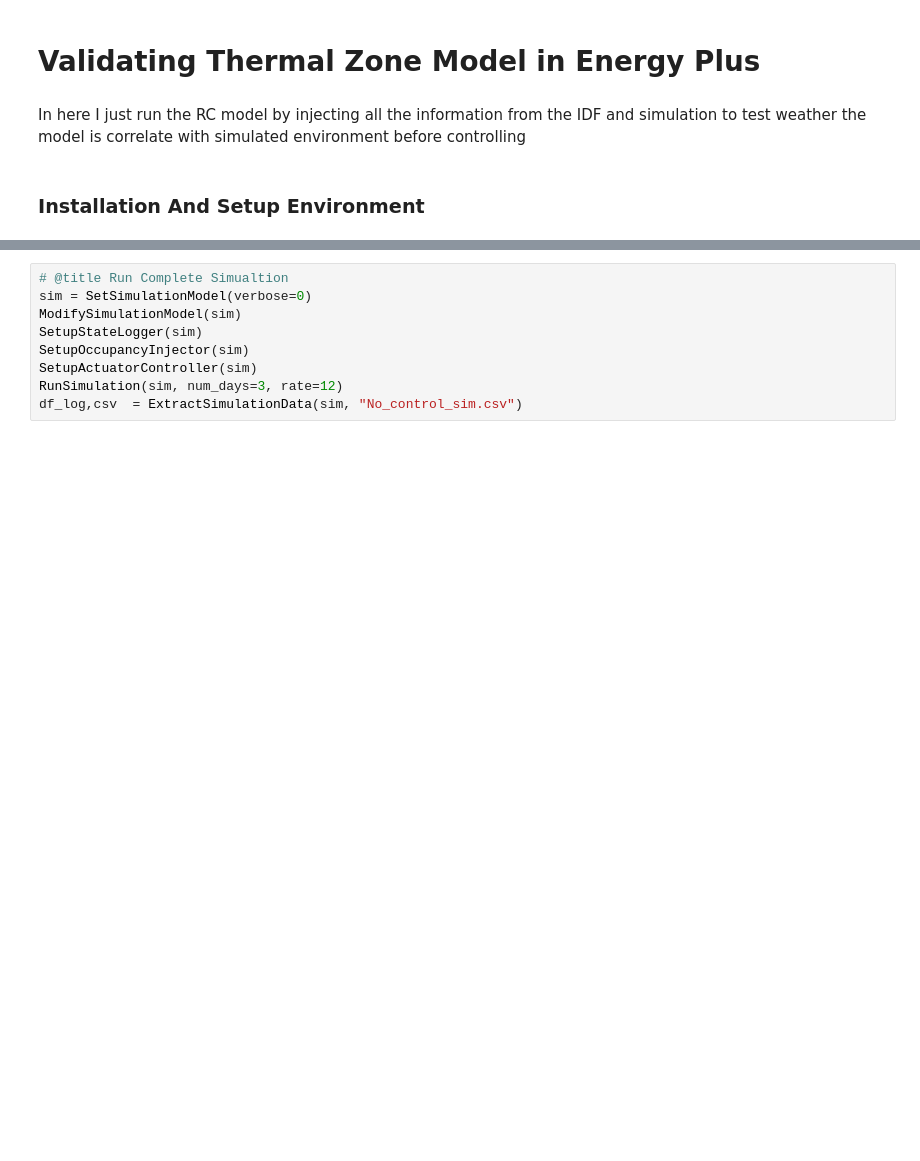
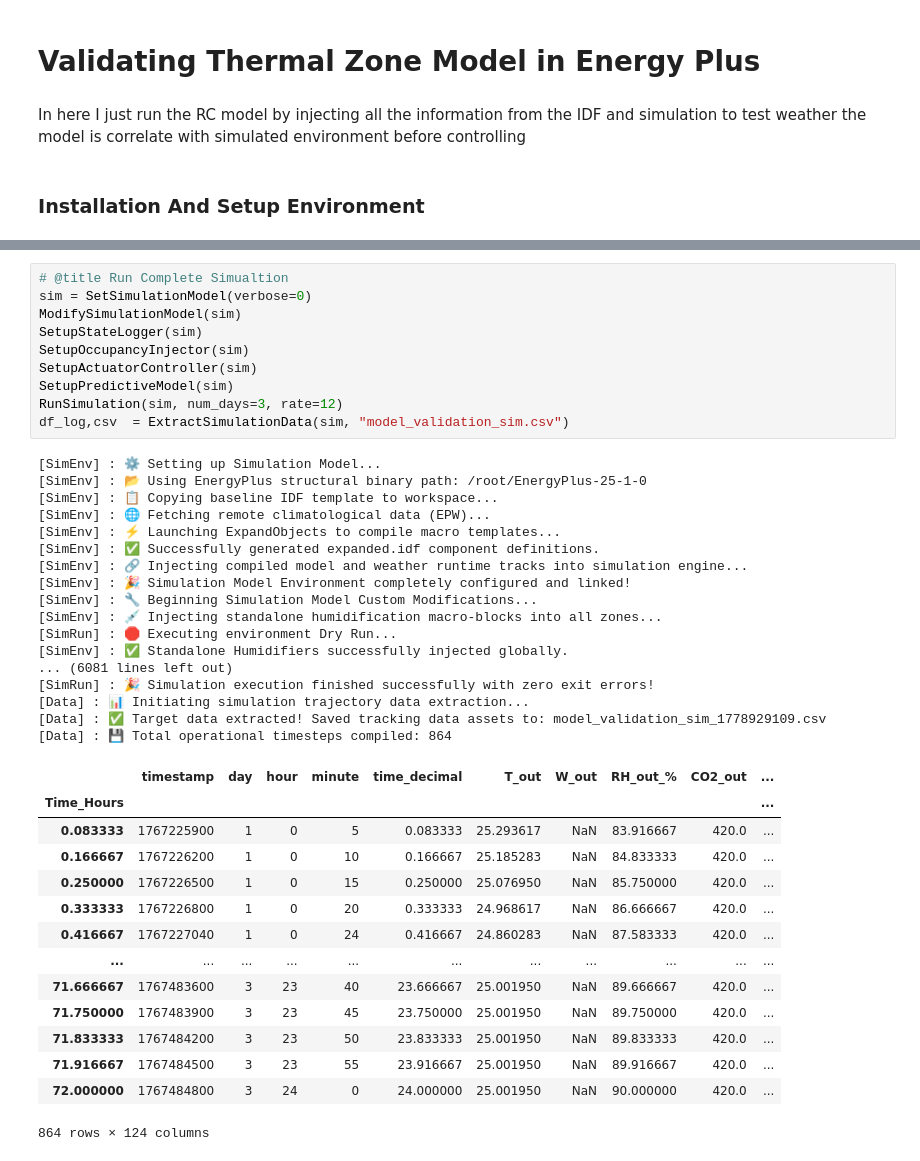
Before and after one commit to janithcyapa/DHCA-Framework, a Jupyter notebook: Simulation/1.Thermal_Zone_Modeling_Verification.ipynb, the cells around one changed output, grey strips where cells are left out. Saved outputs shown, nothing was run; the diff lists cells and outputs as text; blank space fills up the shorter version.

Commit message:
Model Test

```diff
--- a/Simulation/1.Thermal_Zone_Modeling_Verification.ipynb
+++ b/Simulation/1.Thermal_Zone_Modeling_Verification.ipynb
@@ -18,9 +226,42 @@ SetupSimulationEnv()
 # %%
 # @title Run Complete Simualtion
 sim = SetSimulationModel(verbose=0)
 ModifySimulationModel(sim)
 SetupStateLogger(sim)
 SetupOccupancyInjector(sim)
 SetupActuatorController(sim)
+SetupPredictiveModel(sim)
 RunSimulation(sim, num_days=3, rate=12)
-df_log,csv  = ExtractSimulationData(sim, "No_control_sim.csv")
+df_log,csv  = ExtractSimulationData(sim, "model_validation_sim.csv")
+# %% [output]
+[SimEnv] : ⚙️ Setting up Simulation Model...
+[SimEnv] : 📂 Using EnergyPlus structural binary path: /root/EnergyPlus-25-1-0
+[SimEnv] : 📋 Copying baseline IDF template to workspace...
+[SimEnv] : 🌐 Fetching remote climatological data (EPW)...
+[SimEnv] : ⚡ Launching ExpandObjects to compile macro templates...
+[SimEnv] : ✅ Successfully generated expanded.idf component definitions.
+[SimEnv] : 🔗 Injecting compiled model and weather runtime tracks into simulation engine...
+[SimEnv] : 🎉 Simulation Model Environment completely configured and linked!
+[SimEnv] : 🔧 Beginning Simulation Model Custom Modifications...
+[SimEnv] : 💉 Injecting standalone humidification macro-blocks into all zones...
+[SimRun] : 🛑 Executing environment Dry Run...
+[SimEnv] : ✅ Standalone Humidifiers successfully injected globally.
+... (6081 lines left out)
+[SimRun] : 🎉 Simulation execution finished successfully with zero exit errors!
+[Data] : 📊 Initiating simulation trajectory data extraction...
+[Data] : ✅ Target data extracted! Saved tracking data assets to: model_validation_sim_1778929109.csv
+[Data] : 💾 Total operational timesteps compiled: 864
+|  | timestamp | day | hour | minute | time_decimal | T_out | W_out | RH_out_% | CO2_out | ... |
+| Time_Hours |  |  |  |  |  |  |  |  |  | ... |
+| 0.083333 | 1767225900 | 1 | 0 | 5 | 0.083333 | 25.293617 | NaN | 83.916667 | 420.0 | ... |
+| 0.166667 | 1767226200 | 1 | 0 | 10 | 0.166667 | 25.185283 | NaN | 84.833333 | 420.0 | ... |
+| 0.250000 | 1767226500 | 1 | 0 | 15 | 0.250000 | 25.076950 | NaN | 85.750000 | 420.0 | ... |
+| 0.333333 | 1767226800 | 1 | 0 | 20 | 0.333333 | 24.968617 | NaN | 86.666667 | 420.0 | ... |
+| 0.416667 | 1767227040 | 1 | 0 | 24 | 0.416667 | 24.860283 | NaN | 87.583333 | 420.0 | ... |
+| ... | ... | ... | ... | ... | ... | ... | ... | ... | ... | ... |
+| 71.666667 | 1767483600 | 3 | 23 | 40 | 23.666667 | 25.001950 | NaN | 89.666667 | 420.0 | ... |
+| 71.750000 | 1767483900 | 3 | 23 | 45 | 23.750000 | 25.001950 | NaN | 89.750000 | 420.0 | ... |
+| 71.833333 | 1767484200 | 3 | 23 | 50 | 23.833333 | 25.001950 | NaN | 89.833333 | 420.0 | ... |
+| 71.916667 | 1767484500 | 3 | 23 | 55 | 23.916667 | 25.001950 | NaN | 89.916667 | 420.0 | ... |
+| 72.000000 | 1767484800 | 3 | 24 | 0 | 24.000000 | 25.001950 | NaN | 90.000000 | 420.0 | ... |
+864 rows × 124 columns
```
Also changed, not shown: parts of 12 cells of this notebook.
